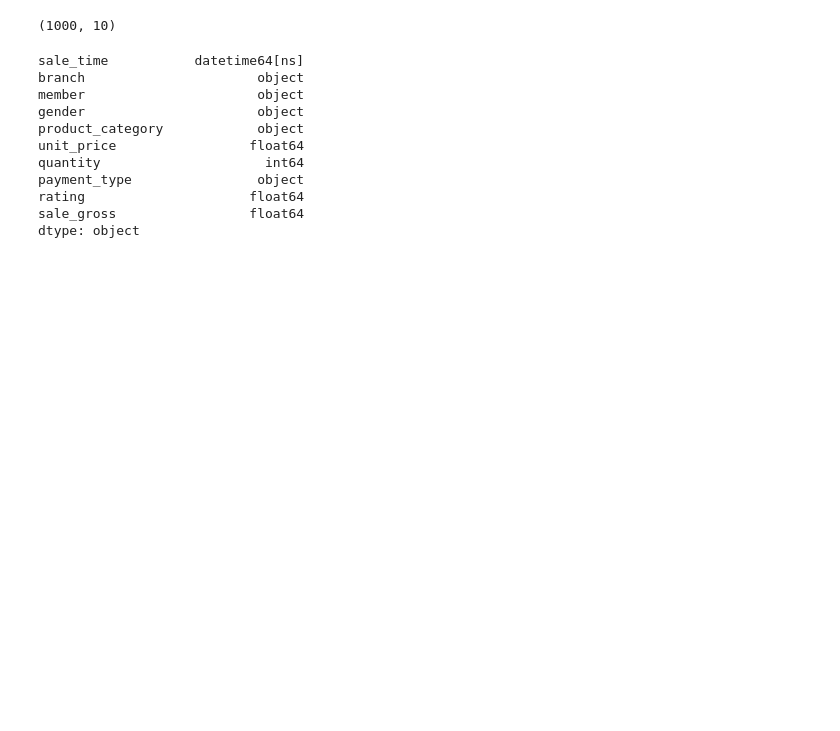
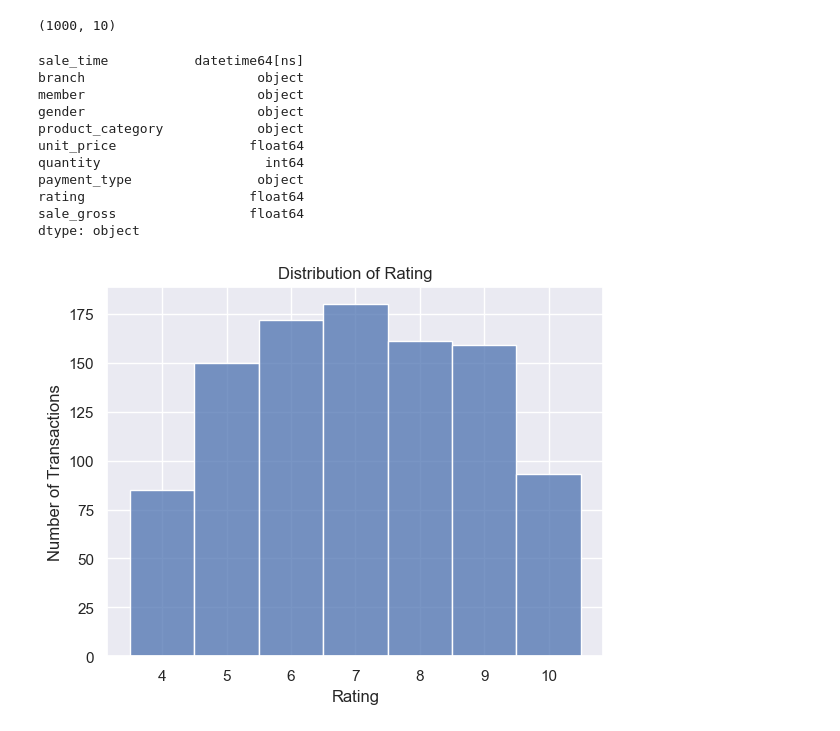
Before and after one commit to zdravoj/data-science-foundations, a Jupyter notebook: Supermarket_Sales/report_prep.ipynb, the cells around one changed output. Saved outputs shown, nothing was run; the diff lists cells and outputs as text; code cells hidden in the pictures; blank space fills up the shorter version.

```diff
--- a/Supermarket_Sales/report_prep.ipynb
+++ b/Supermarket_Sales/report_prep.ipynb
@@ -95,0 +99,15 @@ supermarket_data.to_csv("supermarket_sales_modified.csv")
+# %%
+sns.set_theme()
+sns.set_style('darkgrid')
+# %%
+# distribution of rating
+sns.histplot(
+    data= supermarket_data,
+    x= 'rating',
+    discrete= True
+)
+plt.title('Distribution of Rating')
+plt.xlabel('Rating')
+plt.ylabel('Number of Transactions');
+# %% [output]
+[figure, added]
```
Also changed, not shown: parts of 6 cells of this notebook.
